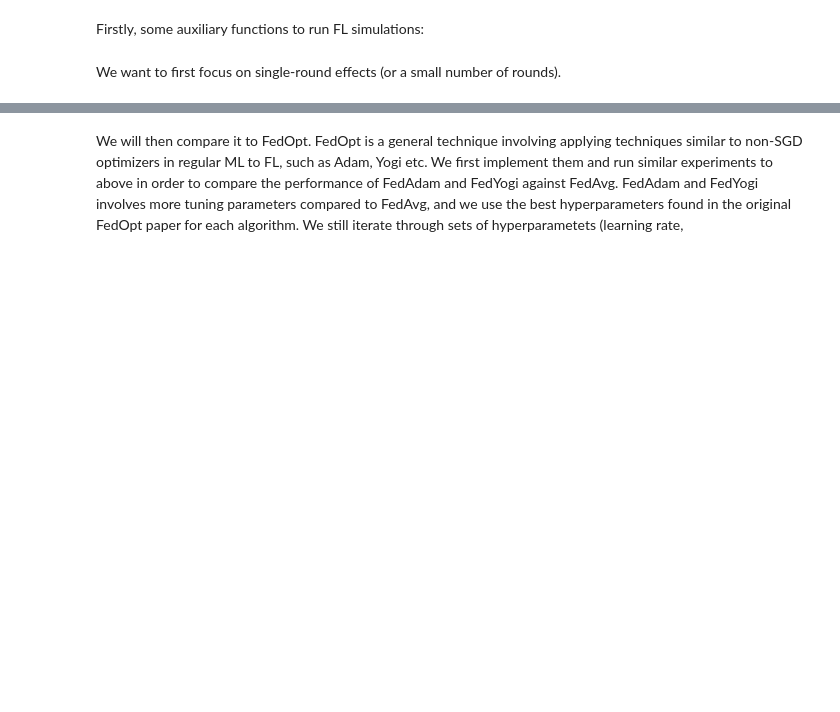
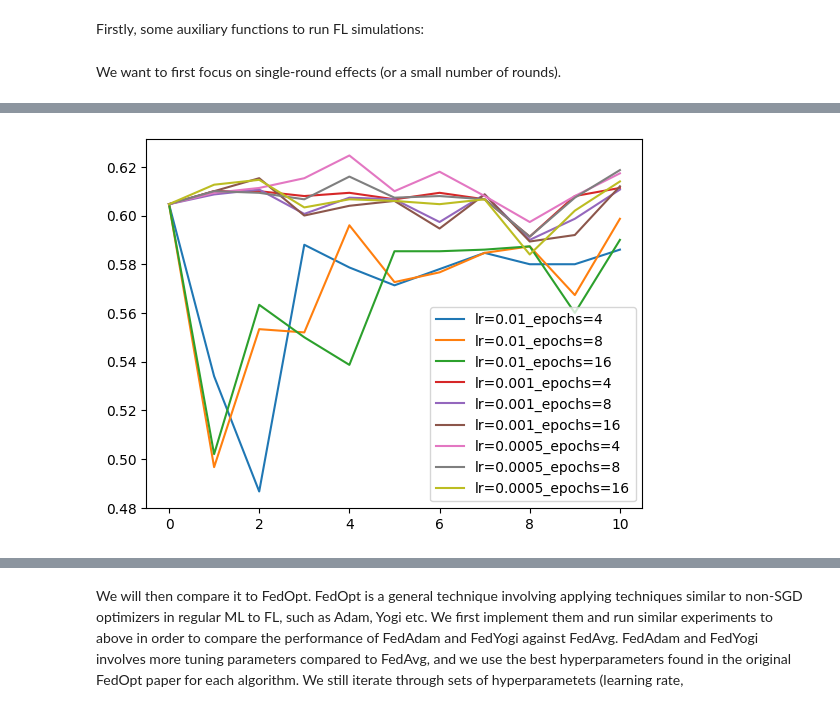
Before and after one commit to Tyv217/L361-Federated-Learning, a Jupyter notebook: projects/project.ipynb, the cells around one changed output, grey strips where cells are left out. Saved outputs shown, nothing was run; the diff lists cells and outputs as text; code cells hidden in the pictures; blank space fills up the shorter version.

```diff
--- a/projects/project.ipynb
+++ b/projects/project.ipynb
@@ -979,7 +979,7 @@ lda_concentrations = [0.1, 1., 1000.]
 lda_concentration_string = ["0_1", "1", "1000"]
 
 torch.manual_seed(Seeds.DEFAULT)
-num_rounds: int = 1
+num_rounds: int = 10
 num_total_clients: int = 100
 num_clients_per_round: int = 10
 num_evaluate_clients: int = 1
@@ -1121,0 +1139,37 @@ single_round_hist_fedavg
+# %%
+# Plot train loss and accuracy
+
+import matplotlib.pyplot as plt
+def plot_ten_round_metric(history, m, name, distributed = True):
+  if distributed:
+    metrics = history.metrics_distributed_fit
+    metric = metrics[m]
+    plot_x = [0]
+    plot_y = [0.]
+    for round in range(len(metric)):
+      avg = 0.
+      count = 0
+      for m in metric[round][1]['all']:
+        avg += m[1]
+        count += 1
+      avg /= count
+      plot_x.append(round + 1)
+      plot_y.append(avg)
+    plt.plot(plot_x, plot_y, label = name)
+  else:
+    metrics = history.metrics_centralized
+    metric = metrics[m]
+    x, y = zip(*metric)
+    plt.plot(x, y, label = name)
+# %%
+for key in ten_round_hist_fedavg.keys():
+  all_hist = ten_round_hist_fedavg[key]
+  for hist_fedavg in all_hist:
+    lr = hist_fedavg[0]
+    local_epochs = hist_fedavg[1]
+    history = hist_fedavg[2]
+    plot_ten_round_metric(history, "accuracy", "lr=" + str(lr) + "_epochs=" + str(local_epochs), distributed = False)
+plt.legend()
+plt.show()
+# %% [output]
+[figure, added]
```
Also changed, not shown: parts of 10 cells of this notebook.
